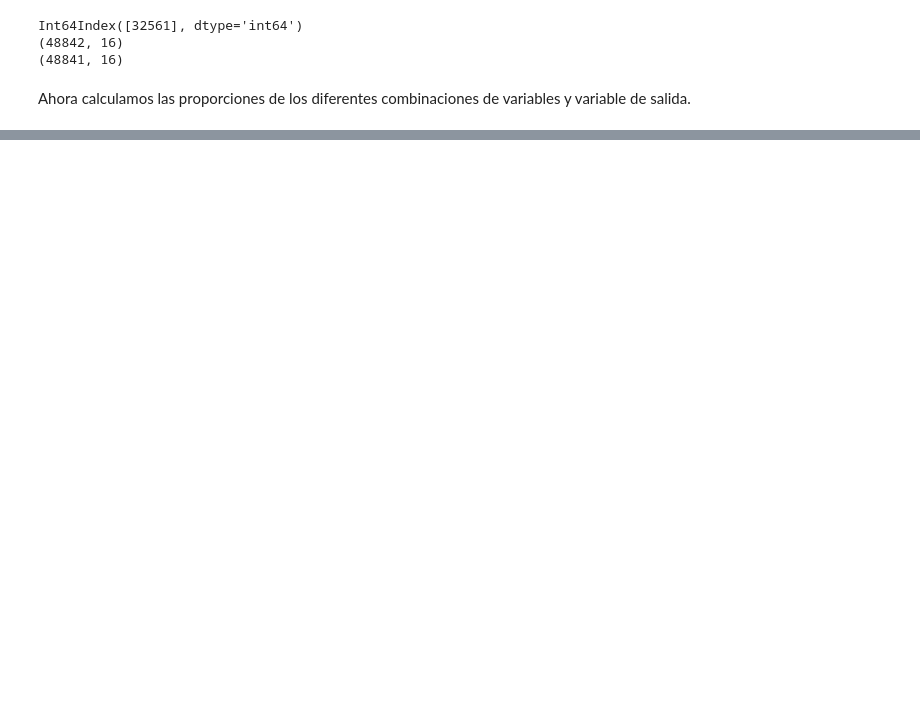
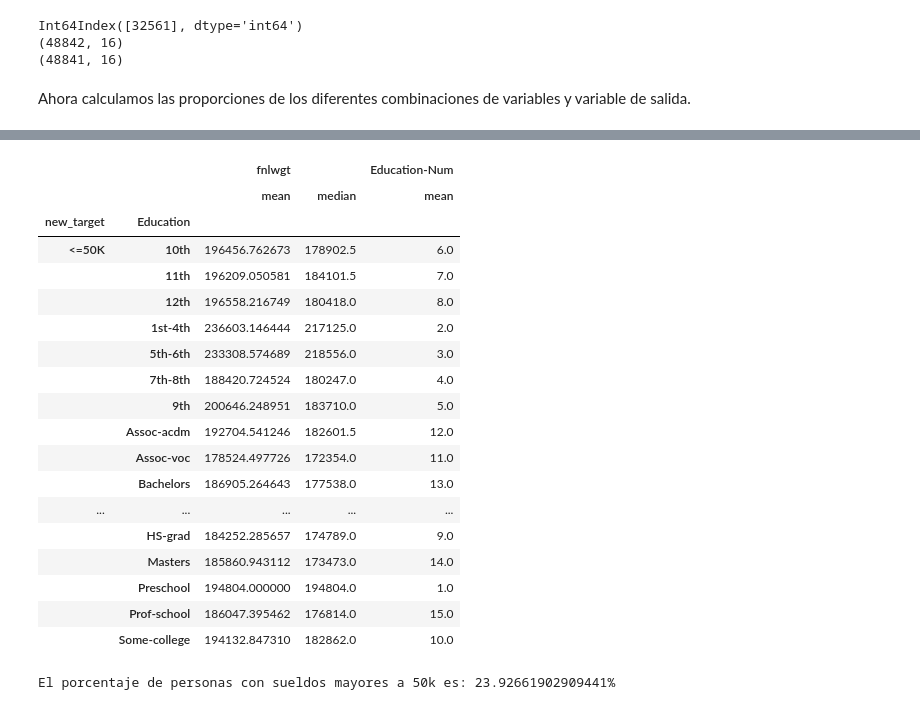
Before and after one commit to santy-gegenschatz/Entregables-Coder-Data-Science, a Jupyter notebook: Entregable 6/entregable6.ipynb, the cells around one changed output, grey strips where cells are left out. Cells and saved outputs as stored; diff of their text form; code cells hidden in the pictures; blank space fills up the shorter version.

```diff
--- a/Entregable 6/entregable6.ipynb
+++ b/Entregable 6/entregable6.ipynb
@@ -142,0 +174,29 @@ Ahora calculamos las proporciones de los diferentes combinaciones de variables y
+# %%
+df6 = df3.groupby(['new_target', 'Education']).agg({'fnlwgt' : ['mean', 'median'], 'Education-Num' : 'mean'})
+df6
+# %% [output]
+|  |  | fnlwgt |  | Education-Num |
+|  |  | mean | median | mean |
+| new_target | Education |  |  |  |
+| <=50K | 10th | 196456.762673 | 178902.5 | 6.0 |
+|  | 11th | 196209.050581 | 184101.5 | 7.0 |
+|  | 12th | 196558.216749 | 180418.0 | 8.0 |
+|  | 1st-4th | 236603.146444 | 217125.0 | 2.0 |
+|  | 5th-6th | 233308.574689 | 218556.0 | 3.0 |
+|  | 7th-8th | 188420.724524 | 180247.0 | 4.0 |
+|  | 9th | 200646.248951 | 183710.0 | 5.0 |
+|  | Assoc-acdm | 192704.541246 | 182601.5 | 12.0 |
+|  | Assoc-voc | 178524.497726 | 172354.0 | 11.0 |
+|  | Bachelors | 186905.264643 | 177538.0 | 13.0 |
+| ... | ... | ... | ... | ... |
+|  | HS-grad | 184252.285657 | 174789.0 | 9.0 |
+|  | Masters | 185860.943112 | 173473.0 | 14.0 |
+|  | Preschool | 194804.000000 | 194804.0 | 1.0 |
+|  | Prof-school | 186047.395462 | 176814.0 | 15.0 |
+|  | Some-college | 194132.847310 | 182862.0 | 10.0 |
+# %%
+porcentaje = len(df3[df3['new_target'] == ">50K"]) / len(df3)
+
+print(f'El porcentaje de personas con sueldos mayores a 50k es: {porcentaje * 100}%')
+# %% [output]
+El porcentaje de personas con sueldos mayores a 50k es: 23.92661902909441%
```
Also changed, not shown: parts of 3 cells of this notebook, 2 other files.
